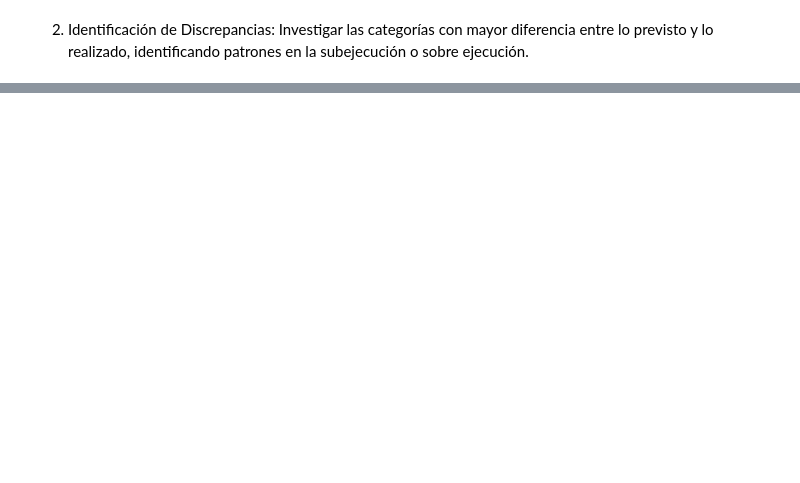
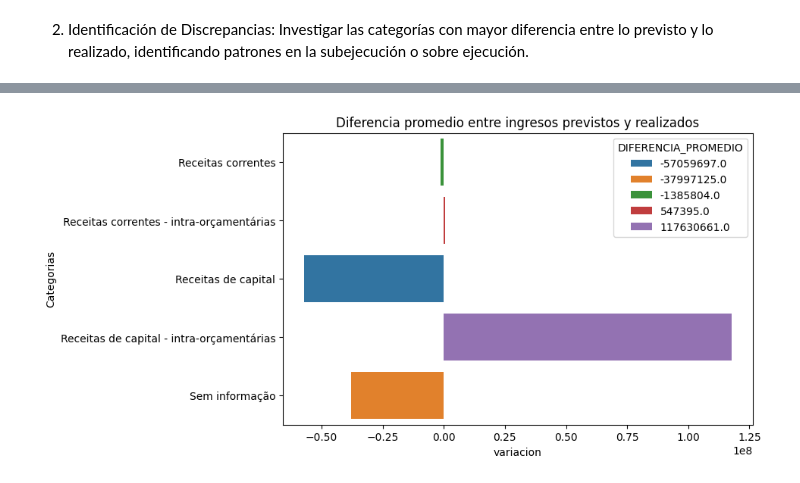
Before and after one commit to santiagorodriguez-dev/Proyecto2-EDA-Ingresos-Publicos-Brasil, a Jupyter notebook: notebooks/Fase_3_Analisis_Visulizacion.ipynb, the cells around one changed output, grey strips where cells are left out. Saved outputs shown, nothing was run; the diff lists cells and outputs as text; code cells hidden in the pictures; blank space fills up the shorter version.

```diff
--- a/notebooks/Fase_3_Analisis_Visulizacion.ipynb
+++ b/notebooks/Fase_3_Analisis_Visulizacion.ipynb
@@ -136,0 +176,18 @@ df_categorias_ingresos_promedio_anios.sample(2)
+# %%
+plt.figure(figsize = (8,5))
+
+sns.barplot(y="CATEGORIA_ECONOMICA",
+            hue="DIFERENCIA_PROMEDIO",
+            x="DIFERENCIA_PROMEDIO",
+            data=df_categorias_ingresos_promedio,
+            palette="tab10",
+        )
+
+plt.title("Diferencia promedio entre ingresos previstos y realizados")
+plt.xlabel("variacion")
+plt.ylabel("Categorias")
+plt.xticks(rotation=0)
+plt.yticks()
+plt.show()
+# %% [output]
+[figure, added]
```
Also changed, not shown: parts of 9 cells of this notebook.
